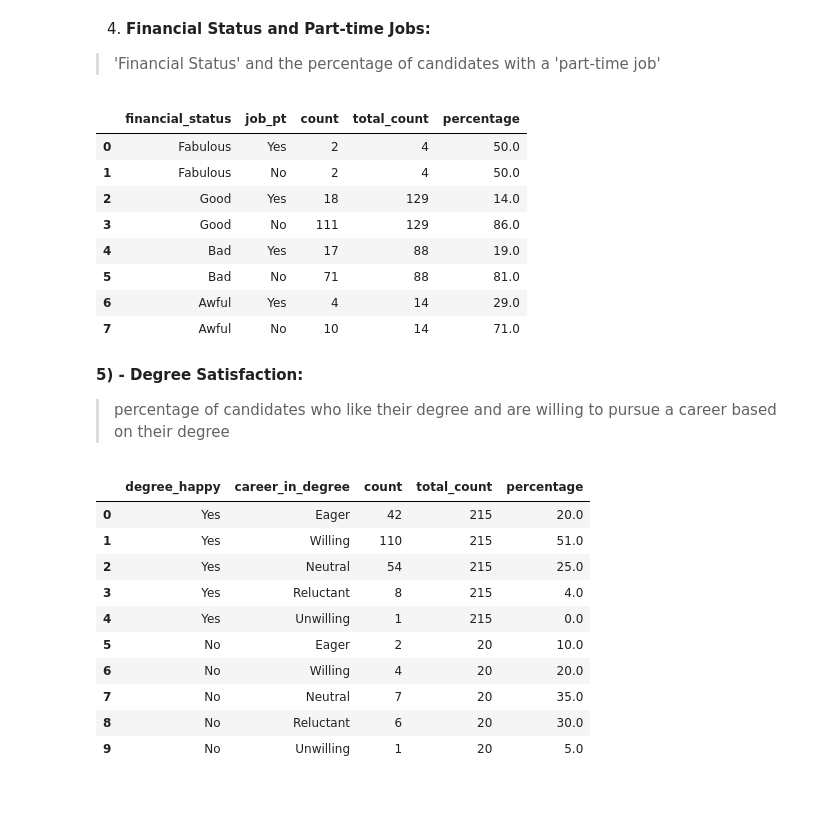
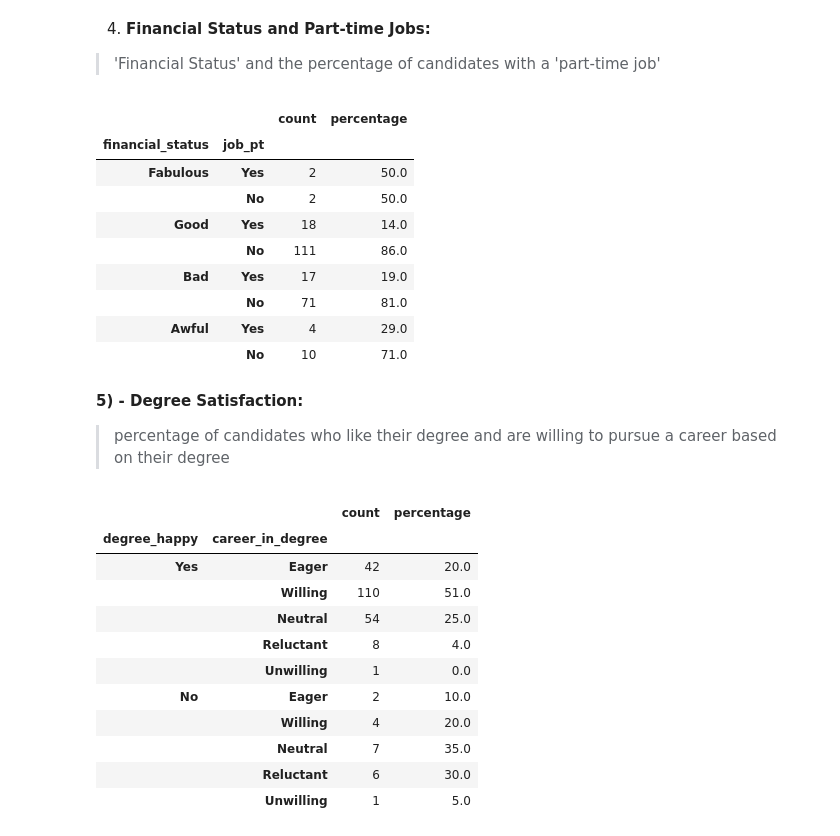
Before and after one commit to Claytor/vandy, a Jupyter notebook: notebooks/analysis.ipynb, the cells around one changed output. Saved outputs shown, nothing was run; the diff lists cells and outputs as text; code cells hidden in the pictures; blank space fills up the shorter version.

```diff
--- a/notebooks/analysis.ipynb
+++ b/notebooks/analysis.ipynb
@@ -180,46 +180,54 @@ job_financial_count = job_financial_count.merge(total_count_per_financial_status
 # Calculating the percentage
 job_financial_count['percentage'] = round((job_financial_count['count'] / job_financial_count['total_count']) * 100)
 
-job_financial_count
+job_finances_pivot = job_financial_count.pivot_table(values={'percentage', 'count'},
+                                      index=['financial_status', 'job_pt'],
+                                      aggfunc='mean')
+job_finances_pivot
 # %% [output]
-|  | financial_status | job_pt | count | total_count | percentage |
-| 0 | Fabulous | Yes | 2 | 4 | 50.0 |
-| 1 | Fabulous | No | 2 | 4 | 50.0 |
-| 2 | Good | Yes | 18 | 129 | 14.0 |
-| 3 | Good | No | 111 | 129 | 86.0 |
-| 4 | Bad | Yes | 17 | 88 | 19.0 |
-| 5 | Bad | No | 71 | 88 | 81.0 |
-| 6 | Awful | Yes | 4 | 14 | 29.0 |
-| 7 | Awful | No | 10 | 14 | 71.0 |
+|  |  | count | percentage |
+| financial_status | job_pt |  |  |
+| Fabulous | Yes | 2 | 50.0 |
+|  | No | 2 | 50.0 |
+| Good | Yes | 18 | 14.0 |
+|  | No | 111 | 86.0 |
+| Bad | Yes | 17 | 19.0 |
+|  | No | 71 | 81.0 |
+| Awful | Yes | 4 | 29.0 |
+|  | No | 10 | 71.0 |
 # %% [markdown]
 **5) - Degree Satisfaction:**
 > percentage of candidates who like their degree and are willing to pursue a career based on their degree
 # %%
 # Calculating the count of each career interest level within each degree happiness level
 degree_happy_count = df.groupby(['degree_happy', 'career_in_degree']).size().reset_index(name='count')
 
 # Calculating the total count per degree happiness level
 total_count_per_happiness = df['degree_happy'].value_counts().reset_index()
 total_count_per_happiness.columns = ['degree_happy', 'total_count']
 
 # Merging the dataframes to have count and total count in the same dataframe
 degree_happy_count = degree_happy_count.merge(total_count_per_happiness, on='degree_happy')
 
 # Calculating the percentage
 degree_happy_count['percentage'] = round((degree_happy_count['count'] / degree_happy_count['total_count']) * 100)
-degree_happy_count
+pivot_degree_happy = degree_happy_count.pivot_table(values={'percentage', 'count'},
+                                      index=['degree_happy', 'career_in_degree'],
+                                      aggfunc='mean')
+pivot_degree_happy
 # %% [output]
-|  | degree_happy | career_in_degree | count | total_count | percentage |
-| 0 | Yes | Eager | 42 | 215 | 20.0 |
-| 1 | Yes | Willing | 110 | 215 | 51.0 |
-| 2 | Yes | Neutral | 54 | 215 | 25.0 |
-| 3 | Yes | Reluctant | 8 | 215 | 4.0 |
-| 4 | Yes | Unwilling | 1 | 215 | 0.0 |
-| 5 | No | Eager | 2 | 20 | 10.0 |
-| 6 | No | Willing | 4 | 20 | 20.0 |
-| 7 | No | Neutral | 7 | 20 | 35.0 |
-| 8 | No | Reluctant | 6 | 20 | 30.0 |
-| 9 | No | Unwilling | 1 | 20 | 5.0 |
+|  |  | count | percentage |
+| degree_happy | career_in_degree |  |  |
+| Yes | Eager | 42 | 20.0 |
+|  | Willing | 110 | 51.0 |
+|  | Neutral | 54 | 25.0 |
+|  | Reluctant | 8 | 4.0 |
+|  | Unwilling | 1 | 0.0 |
+| No | Eager | 2 | 10.0 |
+|  | Willing | 4 | 20.0 |
+|  | Neutral | 7 | 35.0 |
+|  | Reluctant | 6 | 30.0 |
+|  | Unwilling | 1 | 5.0 |
 # %%
 # Degree Satisfaction Visual
 persue_career_order = ['Unwilling','Reluctant', 'Neutral', 'Willing', 'Eager']
```
Also changed, not shown: 1 other file.
